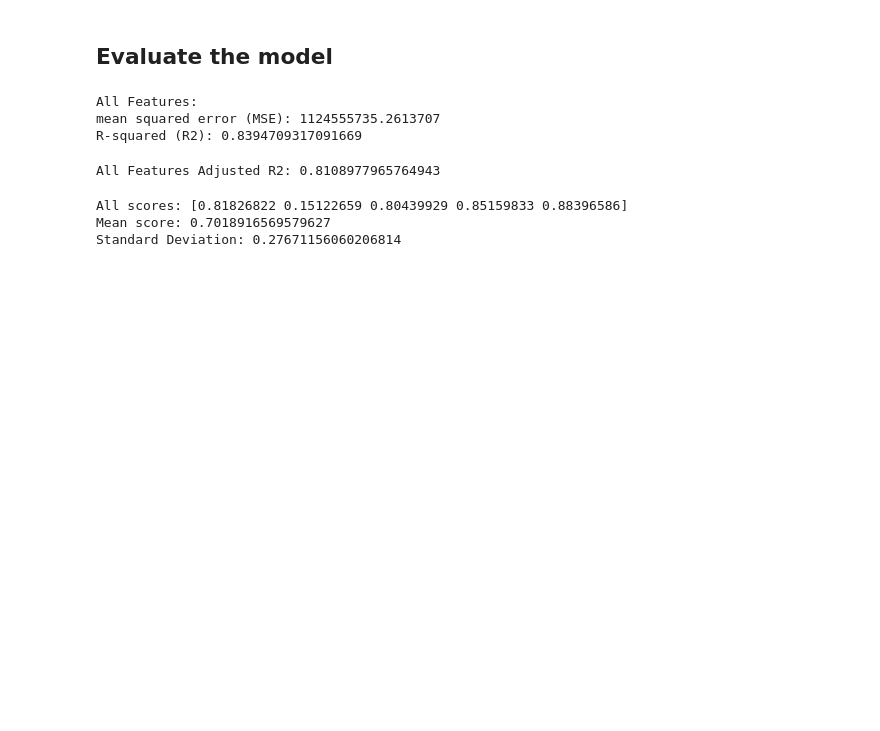
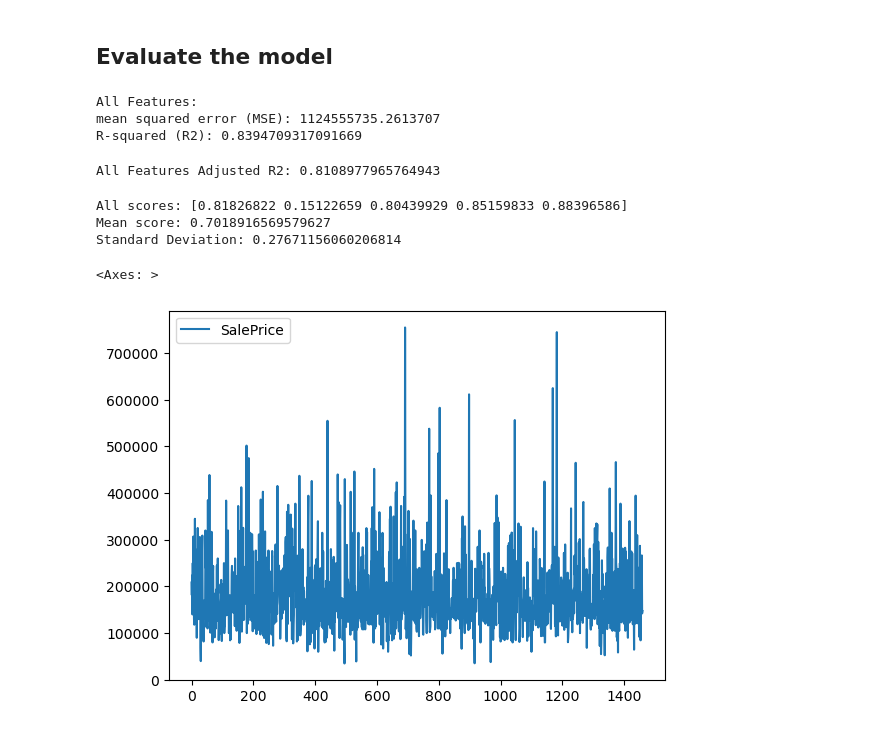
Before and after one commit to ThomasClemons/house_hunters, a Jupyter notebook: Vineet's notebook.ipynb, the cells around one changed output. Drawn from its saved outputs; the diff is of its cells as text; code cells hidden in the pictures; blank space fills up the shorter version.

```diff
--- a/Vineet's notebook.ipynb
+++ b/Vineet's notebook.ipynb
@@ -244,3 +244,9 @@ print(f"Standard Deviation: {cv_scores.std()}")
 All scores: [0.81826822 0.15122659 0.80439929 0.85159833 0.88396586]
 Mean score: 0.7018916569579627
 Standard Deviation: 0.27671156060206814
+# %%
+# plot data
+housing_df.plot.line(y='SalePrice', use_index=True)
+# %% [output]
+<Axes: >
+[figure, added]
```
Also changed, not shown: parts of 6 cells of this notebook, 1 other file.
